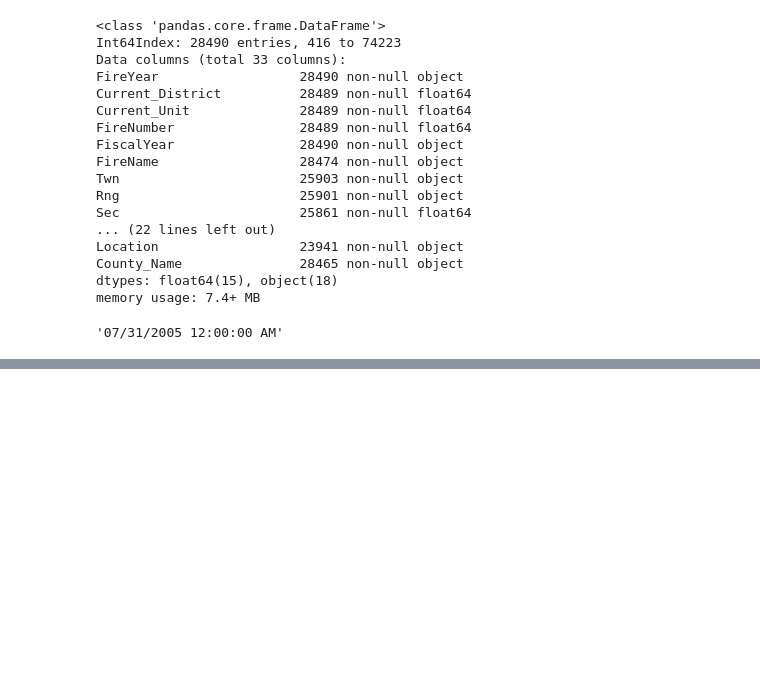
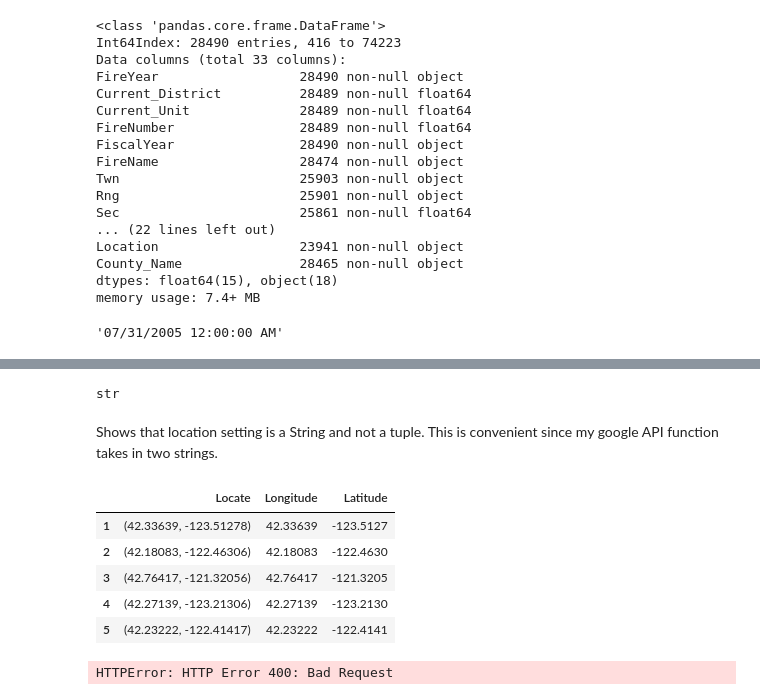
Before and after one commit to jywu86/Springboard, a Jupyter notebook: Data Wrangling for Capstone One.ipynb, the cells around one changed output, grey strips where cells are left out. Saved outputs shown, nothing was run; the diff lists cells and outputs as text; code cells hidden in the pictures; blank space fills up the shorter version.

```diff
--- a/Data Wrangling for Capstone One.ipynb
+++ b/Data Wrangling for Capstone One.ipynb
@@ -157,0 +290,4 @@ There seeems to be an outlier in 2007 with a extremely high burn index.
+# %%
+#filter out all rows with blank elevations
+blank_elevation = oregon[oregon['Elevation'].isnull()]
+blank_elevation.info()
@@ -157,0 +312,4 @@ There seeems to be an outlier in 2007 with a extremely high burn index.
+# %%
+n_elevations = pd.DataFrame(list(set(blank_elevation['Location'].values)), columns = ['Locate'])
+n_elevations.drop(0, inplace=True)
+n_elevations.head()
@@ -157,0 +323,22 @@ There seeems to be an outlier in 2007 with a extremely high burn index.
+# %%
+type(n_elevations.loc[1]['Locate'])
+# %% [output]
+str
+# %% [markdown]
+Shows that location setting is a String and not a tuple. This is convenient since my google API function takes in two strings.
+# %%
+n_elevations['Longitude']=[string[1:9] for string in n_elevations['Locate']]
+n_elevations['Latitude']=[string[11:20] for string in n_elevations['Locate']]
+n_elevations.head()
+# %% [output]
+|  | Locate | Longitude | Latitude |
+| 1 | (42.33639, -123.51278) | 42.33639 | -123.5127 |
+| 2 | (42.18083, -122.46306) | 42.18083 | -122.4630 |
+| 3 | (42.76417, -121.32056) | 42.76417 | -121.3205 |
+| 4 | (42.27139, -123.21306) | 42.27139 | -123.2130 |
+| 5 | (42.23222, -122.41417) | 42.23222 | -122.4141 |
+# %%
+#finding elevation
+n_elevations['Elevation']= [elevation(lat,lng) for lat, lng in zip(n_elevations['Latitude'],n_elevations['Longitude'])]
+# %% [output]
+HTTPError: HTTP Error 400: Bad Request
```
Also changed, not shown: parts of 22 cells of this notebook.
